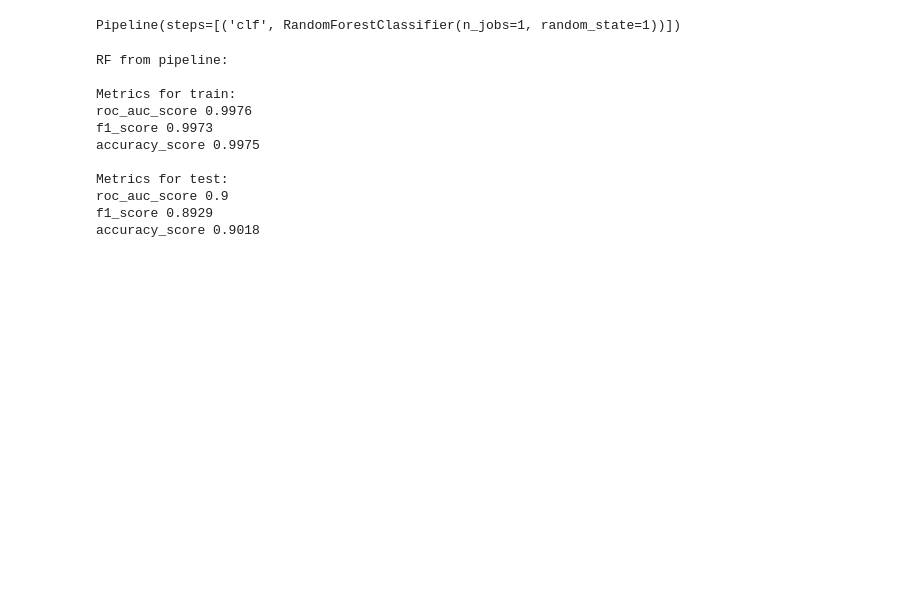
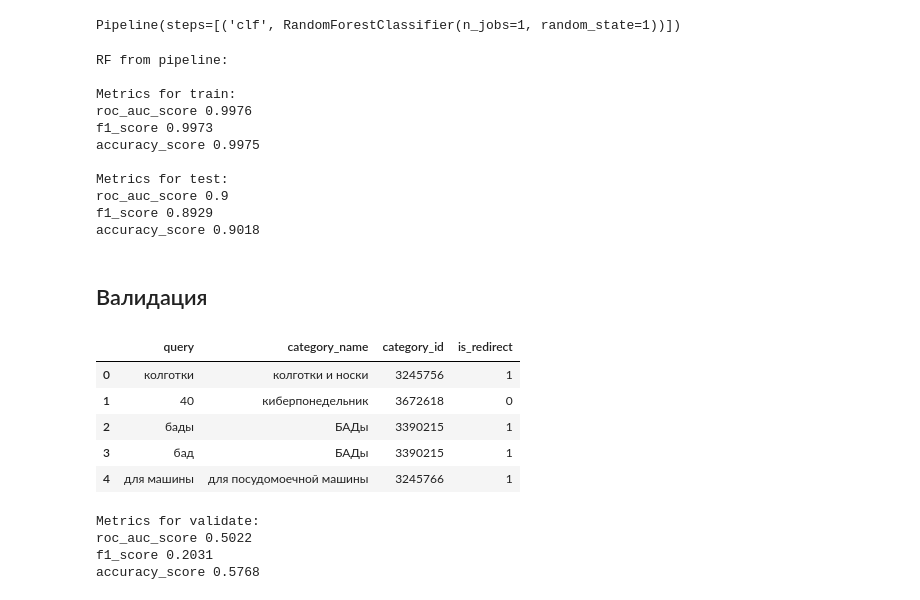
Before and after one commit to comptech-winter-school/online-store-redirects, a Jupyter notebook: first_pipeline.ipynb, the cells around one changed output. Drawn from its saved outputs; the diff is of its cells as text; code cells hidden in the pictures; blank space fills up the shorter version.

Commit message:
fix first pipeline

```diff
--- a/first_pipeline.ipynb
+++ b/first_pipeline.ipynb
@@ -156,3 +162,30 @@ Metrics for test:
 roc_auc_score 0.9
 f1_score 0.8929
 accuracy_score 0.9018
+# %% [markdown]
+## Валидация
+# %%
+validate_data = pd.read_csv(path_to_data + '/420_validation.csv', index_col=0)
+# %%
+def preprocess_validate_data(data):
+    data['redirect'] = data['redirect'].map({'1': 1, '0': 0, '-': 0})
+    data = data[~data['cat_id'].isna()]
+    data['cat_id'] = data['cat_id'].apply(int)
+    data['query'] = data['query'].apply(str)
+    data['first_category'] = data['first_category'].apply(str)
+    data.rename(columns={
+        'cat_id': 'category_id',
+        'first_category': 'category_name',
+        'redirect': 'is_redirect'}, inplace=True)
+    return data
+# %%
+validate_data = preprocess_validate_data(validate_data)
+# %%
+validate_data.head(5)
+# %% [output]
+|  | query | category_name | category_id | is_redirect |
+| 0 | колготки | колготки и носки | 3245756 | 1 |
+| 1 | 40 | киберпонедельник | 3672618 | 0 |
+| 2 | бады | БАДы | 3390215 | 1 |
+| 3 | бад | БАДы | 3390215 | 1 |
+| 4 | для машины | для посудомоечной машины | 3245766 | 1 |
@@ -158,0 +198,9 @@ accuracy_score 0.9018
+# %%
+print("\nMetrics for validate:")
+for metric in [roc_auc_score, f1_score, accuracy_score]:
+    print(metric.__name__, round(metric(y_validate, pred_validate), 4))
+# %% [output]
+Metrics for validate:
+roc_auc_score 0.5022
+f1_score 0.2031
+accuracy_score 0.5768
```
Also changed, not shown: parts of 11 cells of this notebook.
